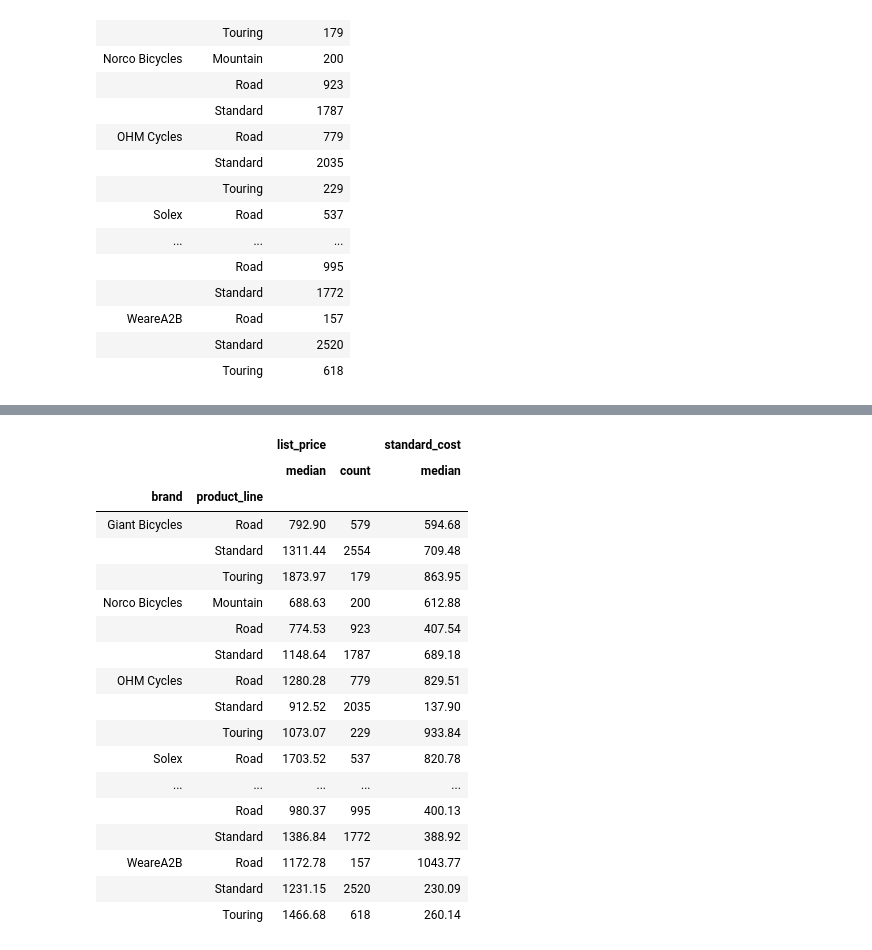
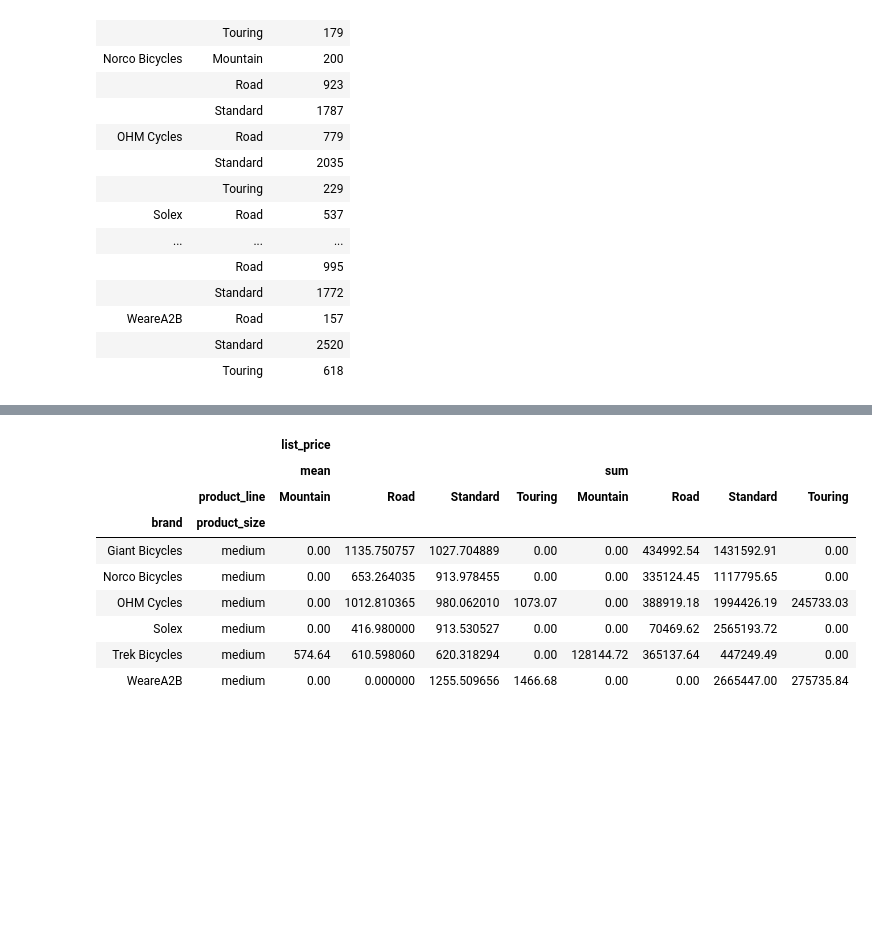
Before and after one commit to molinexx/Data-analysis-with-Python, a Jupyter notebook: Cycle data analysis.ipynb, the cells around one changed output, grey strips where cells are left out. Saved outputs shown, nothing was run; the diff lists cells and outputs as text; code cells hidden in the pictures; blank space fills up the shorter version.

```diff
--- a/Cycle data analysis.ipynb
+++ b/Cycle data analysis.ipynb
@@ -191,22 +244,13 @@ data.pivot_table(index=["brand", "product_line"], values = "list_price", aggfunc
-# %%
-data.groupby(["brand", "product_line"]).agg({"list_price":  ["median", "count"], "standard_cost": "median"})
-# %% [output]
-|  |  | list_price |  | standard_cost |
-|  |  | median | count | median |
-| brand | product_line |  |  |  |
-| Giant Bicycles | Road | 792.90 | 579 | 594.68 |
-|  | Standard | 1311.44 | 2554 | 709.48 |
-|  | Touring | 1873.97 | 179 | 863.95 |
-| Norco Bicycles | Mountain | 688.63 | 200 | 612.88 |
-|  | Road | 774.53 | 923 | 407.54 |
-|  | Standard | 1148.64 | 1787 | 689.18 |
-| OHM Cycles | Road | 1280.28 | 779 | 829.51 |
-|  | Standard | 912.52 | 2035 | 137.90 |
-|  | Touring | 1073.07 | 229 | 933.84 |
-| Solex | Road | 1703.52 | 537 | 820.78 |
-| ... | ... | ... | ... | ... |
-|  | Road | 980.37 | 995 | 400.13 |
-|  | Standard | 1386.84 | 1772 | 388.92 |
-| WeareA2B | Road | 1172.78 | 157 | 1043.77 |
-|  | Standard | 1231.15 | 2520 | 230.09 |
-|  | Touring | 1466.68 | 618 | 260.14 |
+# %%
+cycle_summary.query('product_size == ["medium"]')
+# %% [output]
+|  |  | list_price |  |  |  |  |  |  |  |
+|  |  | mean |  |  |  | sum |  |  |  |
+|  | product_line | Mountain | Road | Standard | Touring | Mountain | Road | Standard | Touring |
+| brand | product_size |  |  |  |  |  |  |  |  |
+| Giant Bicycles | medium | 0.00 | 1135.750757 | 1027.704889 | 0.00 | 0.00 | 434992.54 | 1431592.91 | 0.00 |
+| Norco Bicycles | medium | 0.00 | 653.264035 | 913.978455 | 0.00 | 0.00 | 335124.45 | 1117795.65 | 0.00 |
+| OHM Cycles | medium | 0.00 | 1012.810365 | 980.062010 | 1073.07 | 0.00 | 388919.18 | 1994426.19 | 245733.03 |
+| Solex | medium | 0.00 | 416.980000 | 913.530527 | 0.00 | 0.00 | 70469.62 | 2565193.72 | 0.00 |
+| Trek Bicycles | medium | 574.64 | 610.598060 | 620.318294 | 0.00 | 128144.72 | 365137.64 | 447249.49 | 0.00 |
+| WeareA2B | medium | 0.00 | 0.000000 | 1255.509656 | 1466.68 | 0.00 | 0.00 | 2665447.00 | 275735.84 |
```
Also changed, not shown: parts of 18 cells of this notebook.
